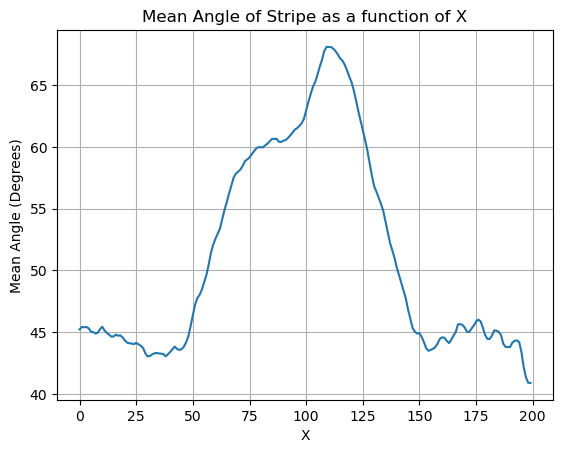
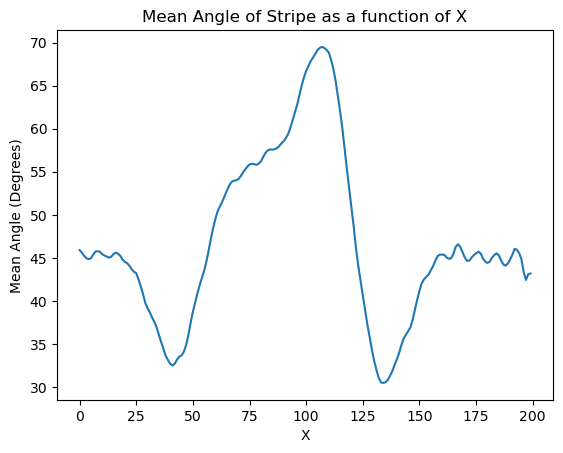
Code edit (unified diff) that turned the first committed figure into the second:
--- before
+++ after
@@ -58,5 +58,4 @@
 plt.ylabel('Mean Angle (Degrees)')
 plt.title('Mean Angle of Stripe as a function of X')
-plt.grid()
 plt.show()
 

Commit: Changes